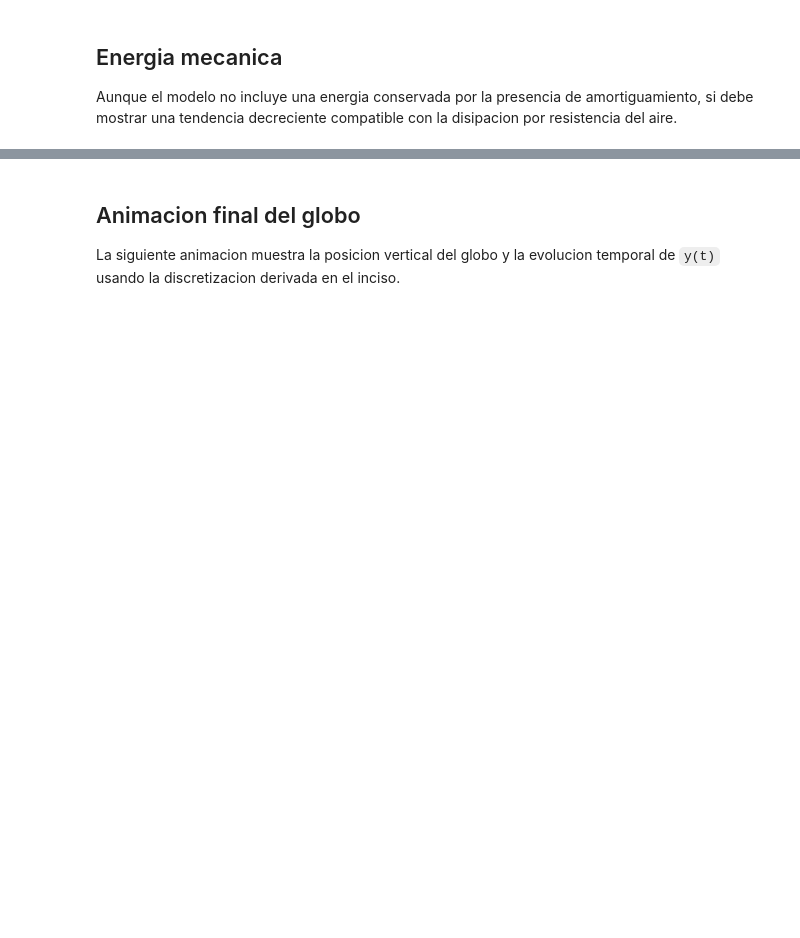
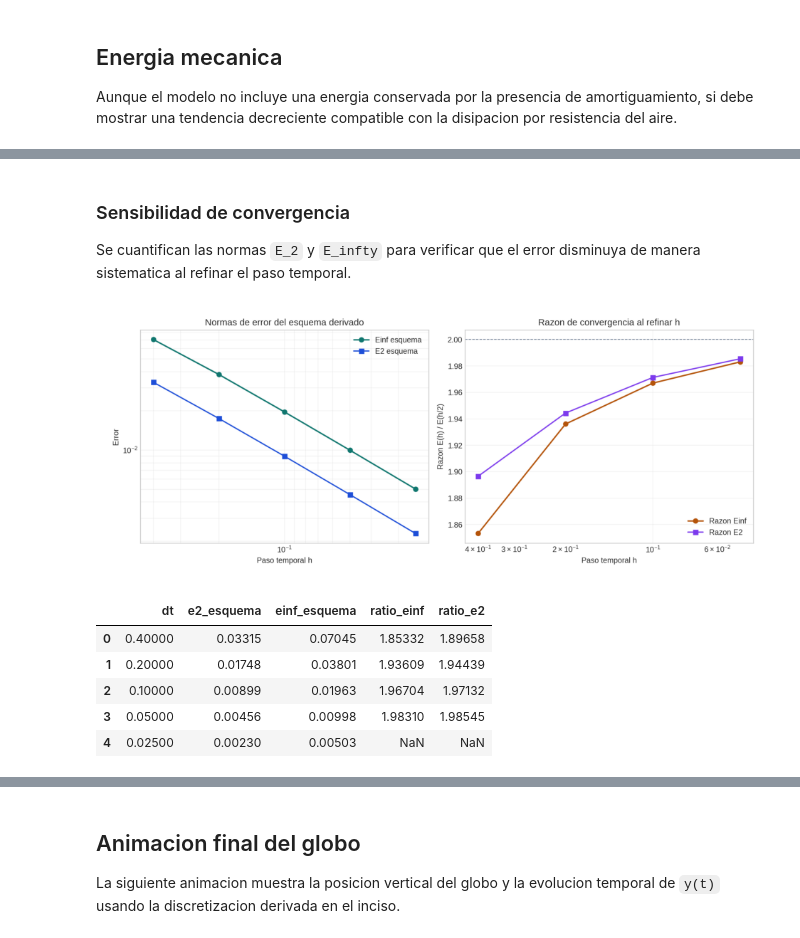
Before and after one commit to Xboster-eliel/jupyterbook_Modelacion_Ambiental, a Jupyter notebook: notebooks/Guia_practica_Globo_medicion.ipynb, the cells around one changed output, grey strips where cells are left out. Drawn from its saved outputs; the diff is of its cells as text; code cells hidden in the pictures; blank space fills up the shorter version.

```diff
--- a/notebooks/Guia_practica_Globo_medicion.ipynb
+++ b/notebooks/Guia_practica_Globo_medicion.ipynb
@@ -466,0 +831,21 @@ plt.show()
+# %% [markdown]
+### Sensibilidad de convergencia
+
+Se cuantifican las normas `E_2` y `E_infty` para verificar que el error disminuya de manera sistematica al refinar el paso temporal.
+# %%
+image_path = OUTPUT_DIR / 'globo_convergencia_normas.png'
+img = plt.imread(image_path)
+plt.figure(figsize=(12.0, 4.8))
+plt.imshow(img)
+plt.axis('off')
+plt.show()
+
+norms_df
+# %% [output]
+[figure, added]
+|  | dt | e2_esquema | einf_esquema | ratio_einf | ratio_e2 |
+| 0 | 0.40000 | 0.03315 | 0.07045 | 1.85332 | 1.89658 |
+| 1 | 0.20000 | 0.01748 | 0.03801 | 1.93609 | 1.94439 |
+| 2 | 0.10000 | 0.00899 | 0.01963 | 1.96704 | 1.97132 |
+| 3 | 0.05000 | 0.00456 | 0.00998 | 1.98310 | 1.98545 |
+| 4 | 0.02500 | 0.00230 | 0.00503 | NaN | NaN |
```
Also changed, not shown: parts of 25 cells of this notebook, 20 other files.
